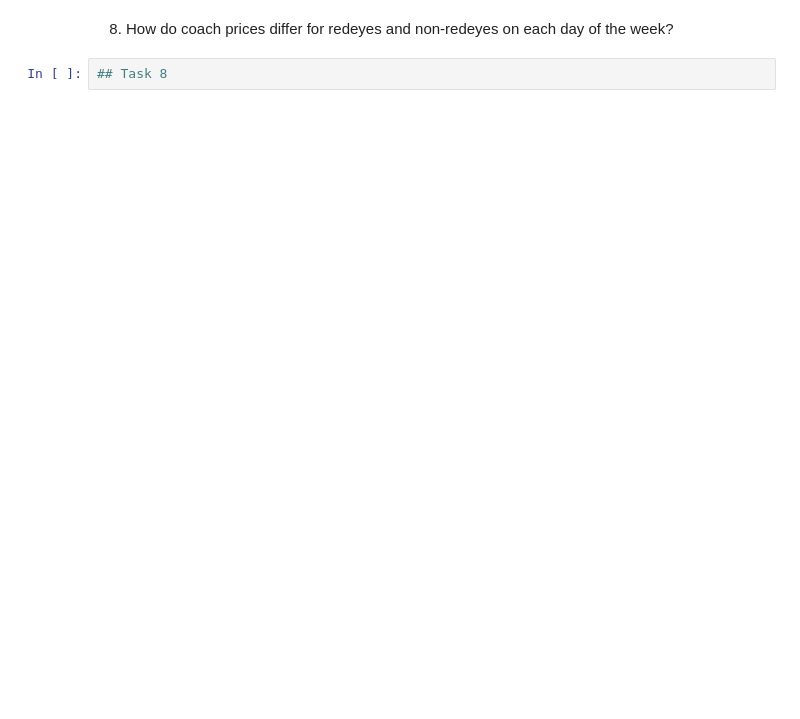
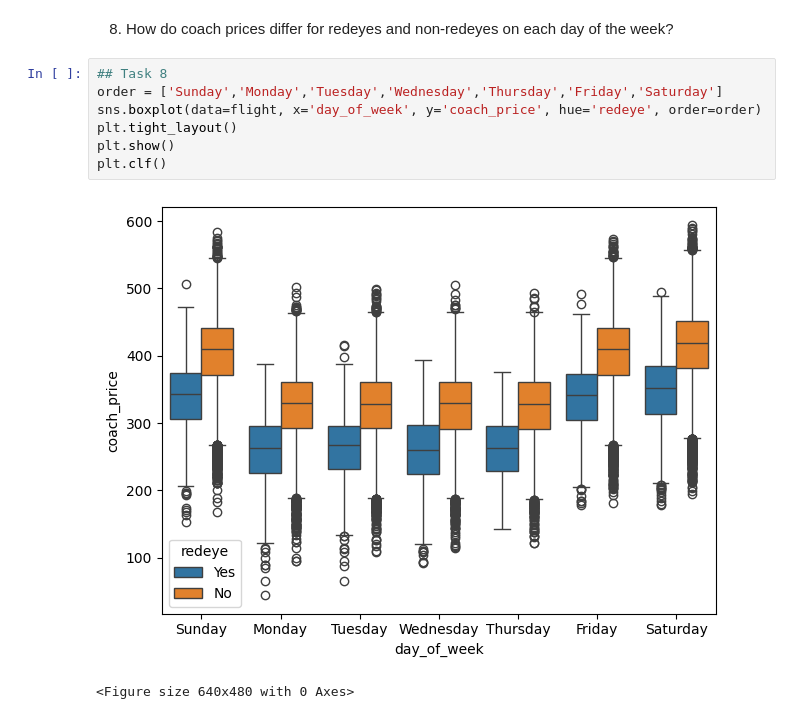
Before and after one commit to harryw1/cuddly-tribble, a Jupyter notebook: data-science-ml/coursework/jupyter/05_airlines/project.ipynb, the cells around one changed output. Cells and saved outputs as stored; diff of their text form; blank space fills up the shorter version.

```diff
--- a/data-science-ml/coursework/jupyter/05_airlines/project.ipynb
+++ b/data-science-ml/coursework/jupyter/05_airlines/project.ipynb
@@ -197,4 +210,12 @@ plt.clf()
 # %% [markdown]
 8. How do coach prices differ for redeyes and non-redeyes on each day of the week?
-# %%
-## Task 8
+# %%
+## Task 8
+order = ['Sunday','Monday','Tuesday','Wednesday','Thursday','Friday','Saturday']
+sns.boxplot(data=flight, x='day_of_week', y='coach_price', hue='redeye', order=order)
+plt.tight_layout()
+plt.show()
+plt.clf()
+# %% [output]
+[figure, added]
+<Figure size 640x480 with 0 Axes>
```
Also changed, not shown: parts of 6 cells of this notebook.
